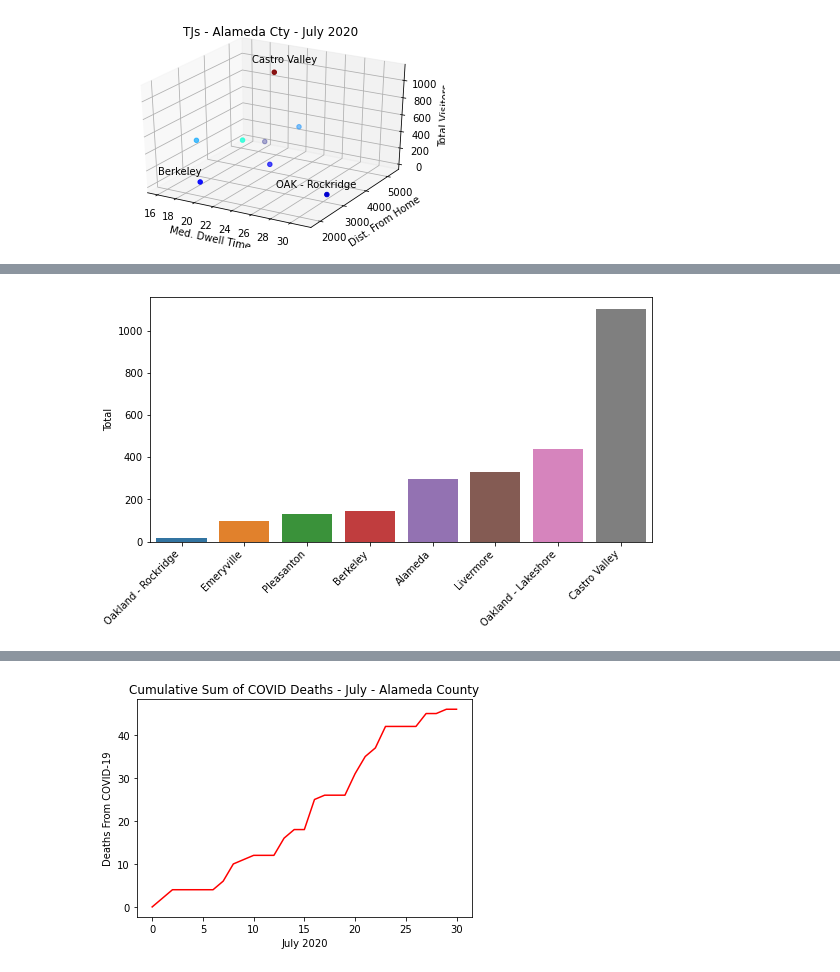
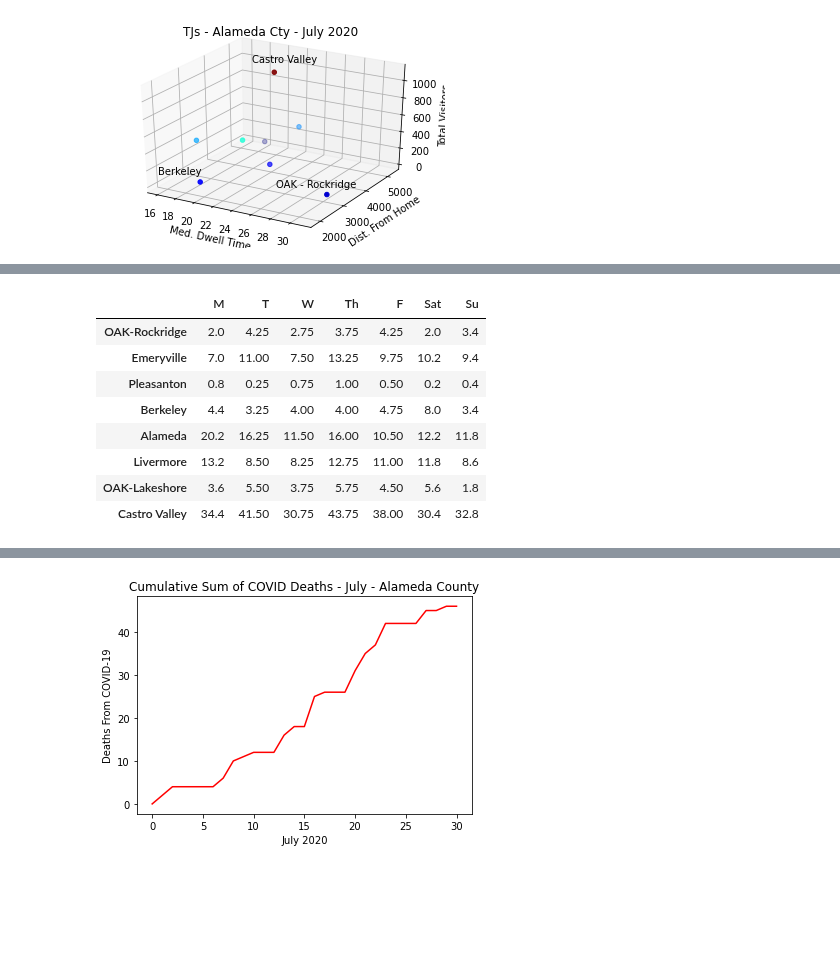
Before and after one commit to tahentx/pv_workbook, a Jupyter notebook: datascience/safegraph/alameda_county_tj.ipynb, the cells around one changed output, grey strips where cells are left out. Cells and saved outputs as stored; diff of their text form; code cells hidden in the pictures; blank space fills up the shorter version.

```diff
--- a/datascience/safegraph/alameda_county_tj.ipynb
+++ b/datascience/safegraph/alameda_county_tj.ipynb
@@ -189,11 +165,3 @@ total = 2561
 store_contribution = [97/total,299/total,17/total,43/total, 438/total,330/total,133/total,1104/total]
 # %%
 y = tj_july_visits_by_day.loc['Total'][:-2].sort_values()
-# %%
-plt.figure(figsize=(9,4.5))
-chart = sns.barplot(x=['Oakland - Rockridge', 'Emeryville', 'Pleasanton','Berkeley', 'Alameda', 'Livermore', 'Oakland - Lakeshore', 'Castro Valley'],
-            y=y)
-chart.set_xticklabels(chart.get_xticklabels(), rotation=45, horizontalalignment='right')
-plt.show()
-# %% [output]
-[figure, removed]
@@ -199,0 +170,14 @@ plt.show()
+# %%
+data_transposed = data.T
+data_transposed.columns =  ["M", "T", "W","Th","F","Sat","Su"]
+data_transposed
+# %% [output]
+|  | M | T | W | Th | F | Sat | Su |
+| OAK-Rockridge | 2.0 | 4.25 | 2.75 | 3.75 | 4.25 | 2.0 | 3.4 |
+| Emeryville | 7.0 | 11.00 | 7.50 | 13.25 | 9.75 | 10.2 | 9.4 |
+| Pleasanton | 0.8 | 0.25 | 0.75 | 1.00 | 0.50 | 0.2 | 0.4 |
+| Berkeley | 4.4 | 3.25 | 4.00 | 4.00 | 4.75 | 8.0 | 3.4 |
+| Alameda | 20.2 | 16.25 | 11.50 | 16.00 | 10.50 | 12.2 | 11.8 |
+| Livermore | 13.2 | 8.50 | 8.25 | 12.75 | 11.00 | 11.8 | 8.6 |
+| OAK-Lakeshore | 3.6 | 5.50 | 3.75 | 5.75 | 4.50 | 5.6 | 1.8 |
+| Castro Valley | 34.4 | 41.50 | 30.75 | 43.75 | 38.00 | 30.4 | 32.8 |
```
Also changed, not shown: parts of 20 cells of this notebook.
